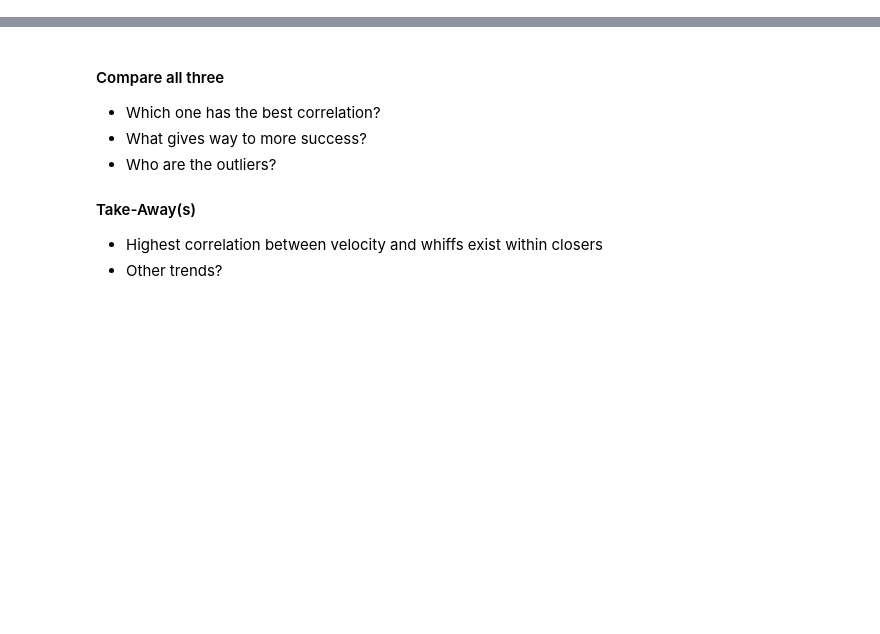
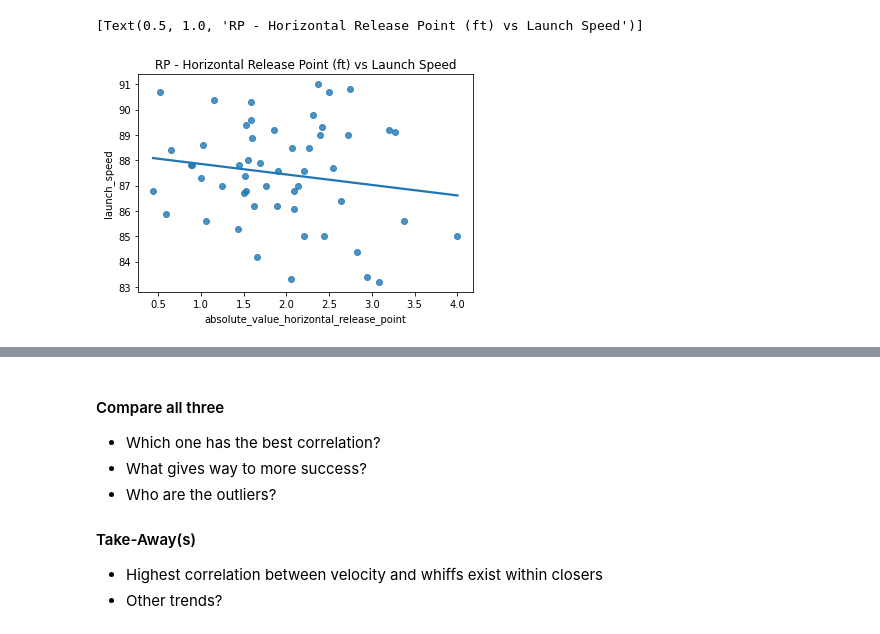
Before and after one commit to mbod/comm318_F21_Project_Group3, a Jupyter notebook: data_analysis/Final_Cleaned_Notebook.ipynb, the cells around one changed output, grey strips where cells are left out. Drawn from its saved outputs; the diff is of its cells as text; code cells hidden in the pictures; blank space fills up the shorter version.

```diff
--- a/data_analysis/Final_Cleaned_Notebook.ipynb
+++ b/data_analysis/Final_Cleaned_Notebook.ipynb
@@ -104,0 +271,5 @@ speedbyreleasepoint
+# %%
+sns.regplot(x="absolute_value_horizontal_release_point", y="launch_speed", ci=None, data = RP_df).set(title = 'RP - Horizontal Release Point (ft) vs Launch Speed')
+# %% [output]
+[Text(0.5, 1.0, 'RP - Horizontal Release Point (ft) vs Launch Speed')]
+[figure, added]
```
Also changed, not shown: parts of 57 cells of this notebook, 4 other files.
